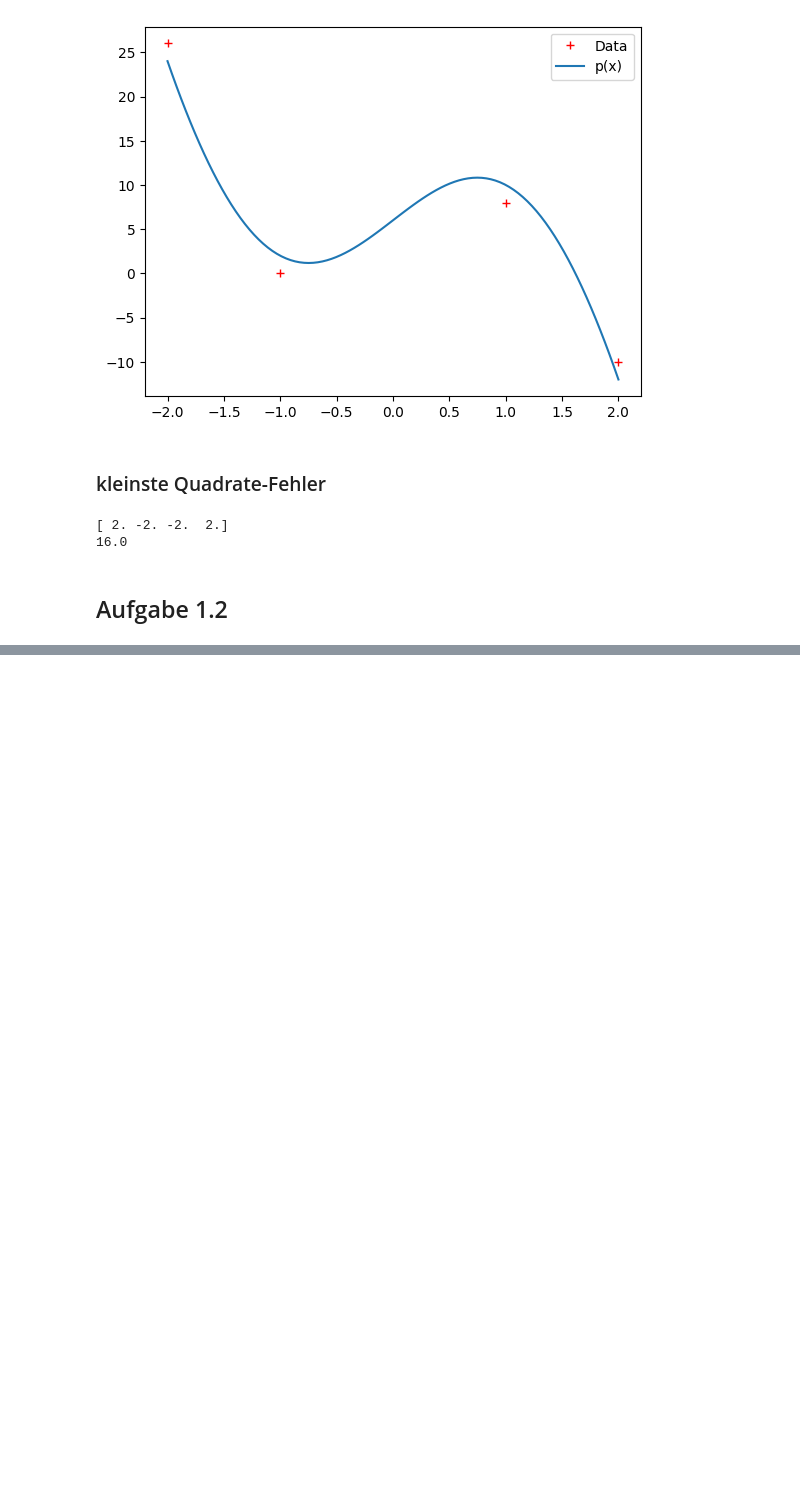
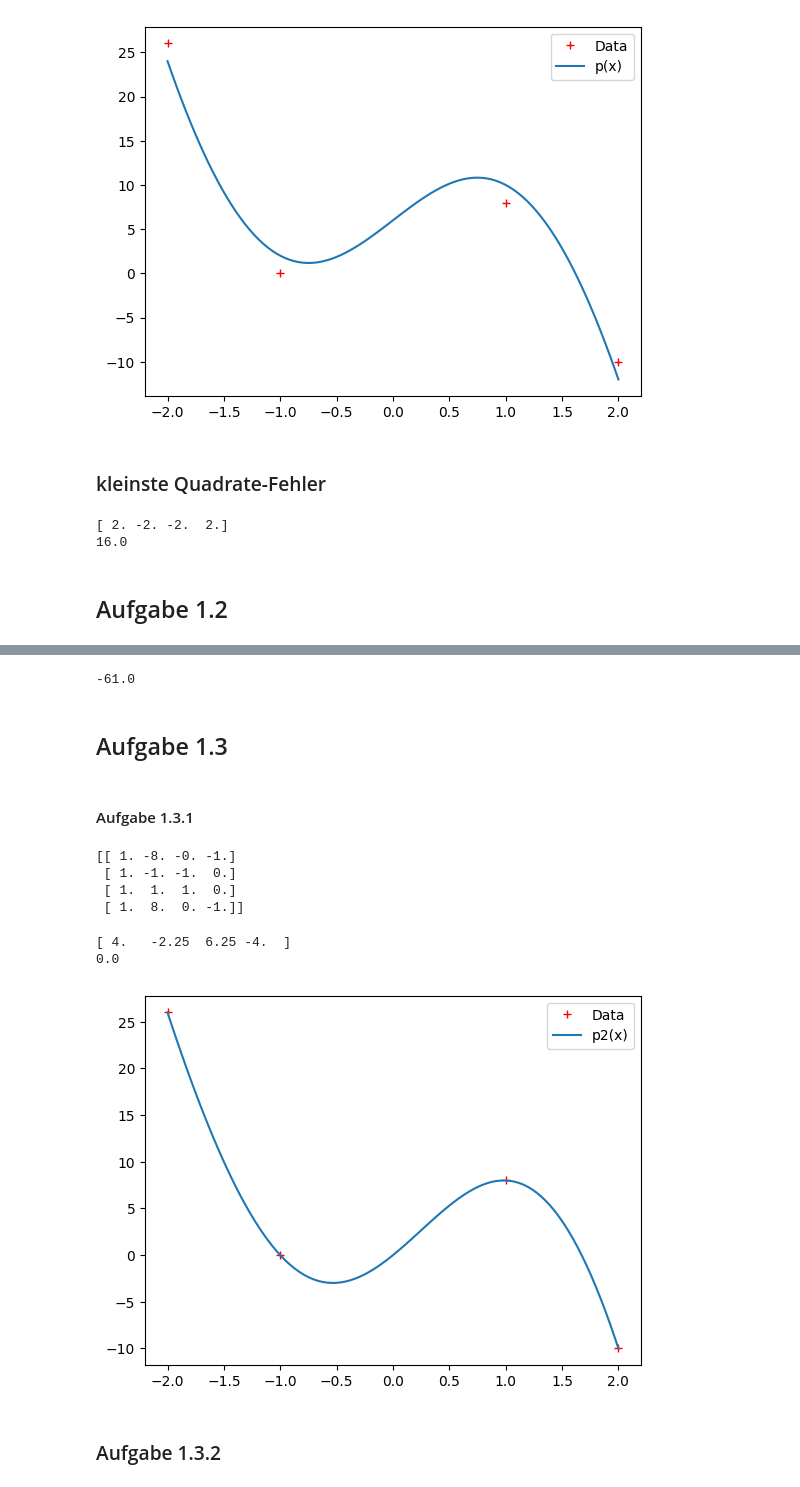
Before and after one commit to nicosrm/24-num, a Jupyter notebook: src/s02.ipynb, the cells around one changed output, grey strips where cells are left out. Cells and saved outputs as stored; diff of their text form; code cells hidden in the pictures; blank space fills up the shorter version.

```diff
--- a/src/s02.ipynb
+++ b/src/s02.ipynb
@@ -73,0 +72,34 @@ p(3)
+# %%
+round(p(3), 4)
+# %% [output]
+-61.0
+# %% [markdown]
+## Aufgabe 1.3
+# %% [markdown]
+#### Aufgabe 1.3.1
+# %%
+X2 = np.vstack([np.ones(len(x)), x ** 3, np.sin(np.pi / 2 * x), np.cos(np.pi / 2 * x)]).T
+print(np.round(X2, decimals=4))
+# %% [output]
+[[ 1. -8. -0. -1.]
+ [ 1. -1. -1.  0.]
+ [ 1.  1.  1.  0.]
+ [ 1.  8.  0. -1.]]
+# %%
+W2 = np.linalg.solve(X2, y)
+print(W2)
+
+err2 = np.linalg.norm(y - np.matmul(X2, W2), 2) ** 2
+print(round(err2, 4))
+# %% [output]
+[ 4.   -2.25  6.25 -4.  ]
+0.0
+# %%
+plt.plot(x, y, 'r+', label='Data')
+plt.plot(x_plot, W2[0] + W2[1] * x_plot ** 3 + W2[2] * np.sin(np.pi / 2 * x_plot) + W2[3] * np.cos(np.pi / 2 * x_plot), label='p2(x)')
+plt.legend()
+plt.show()
+# %% [output]
+[figure, added]
+# %% [markdown]
+### Aufgabe 1.3.2
```
Also changed, not shown: parts of 8 cells of this notebook.
